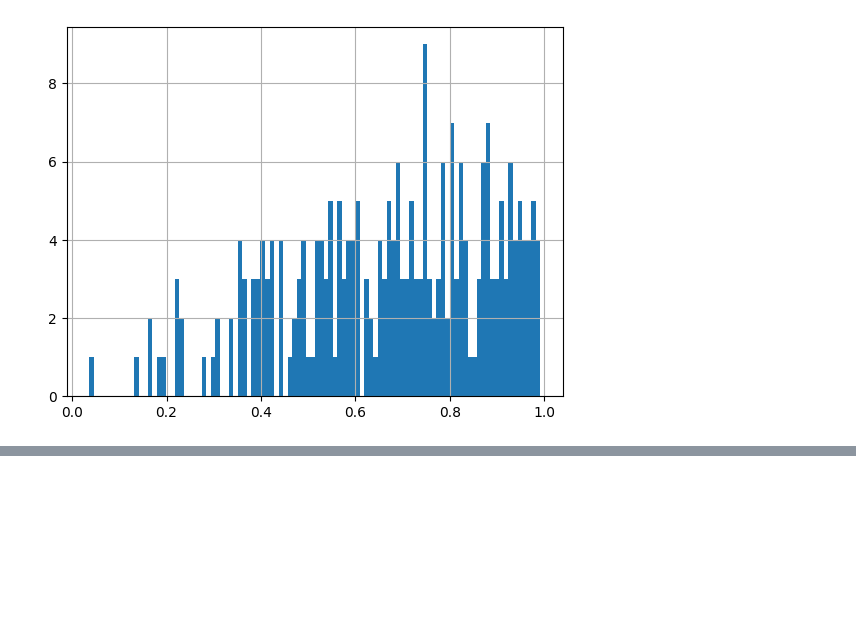
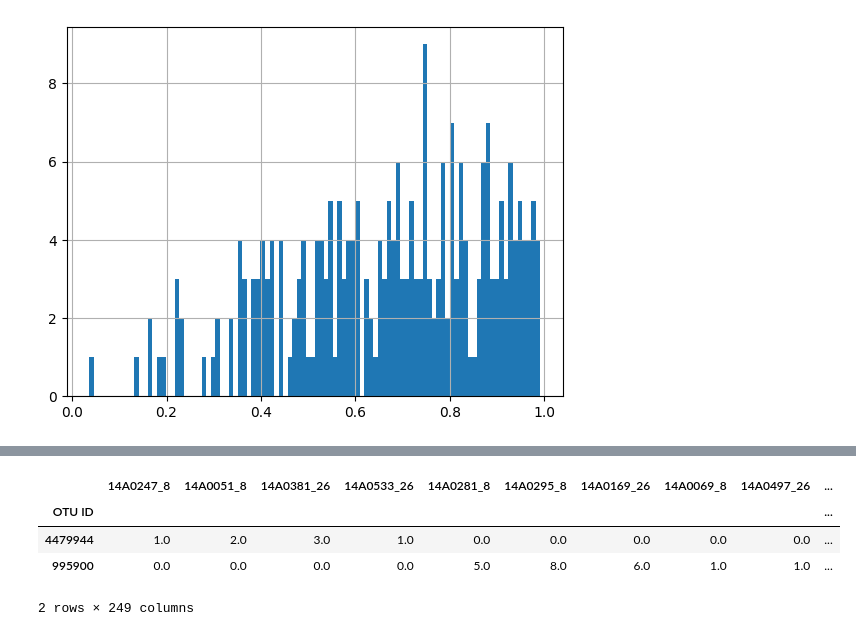
Before and after one commit to SantosRAC/maize_microbiome_transcriptomics, a Jupyter notebook: 16S_wallace2018/combine_day_night_samples/combine_day_night_q20_fw.ipynb, the cells around one changed output, grey strips where cells are left out. Cells and saved outputs as stored; diff of their text form; code cells hidden in the pictures; blank space fills up the shorter version.

Commit message:
Summing day and night OTU counts before correlations (only samples with both day and night)

```diff
--- a/16S_wallace2018/combine_day_night_samples/combine_day_night_q20_fw.ipynb
+++ b/16S_wallace2018/combine_day_night_samples/combine_day_night_q20_fw.ipynb
@@ -362,0 +371,12 @@ otu_table_cols_filtered_corr.hist(bins=100)
+# %%
+sum_otu_filtered_df = otu_table_day_cols_filtered.add(otu_table_night_cols_filtered)
+
+#otu_table_day_cols_filtered.head(n=2)
+#otu_table_night_cols_filtered.head(n=2)
+sum_otu_filtered_df.head(n=2)
+# %% [output]
+|  | 14A0247_8 | 14A0051_8 | 14A0381_26 | 14A0533_26 | 14A0281_8 | 14A0295_8 | 14A0169_26 | 14A0069_8 | 14A0497_26 | ... |
+| OTU ID |  |  |  |  |  |  |  |  |  | ... |
+| 4479944 | 1.0 | 2.0 | 3.0 | 1.0 | 0.0 | 0.0 | 0.0 | 0.0 | 0.0 | ... |
+| 995900 | 0.0 | 0.0 | 0.0 | 0.0 | 5.0 | 8.0 | 6.0 | 1.0 | 1.0 | ... |
+2 rows × 249 columns
```
Also changed, not shown: parts of 3 cells of this notebook, 1 other file.
